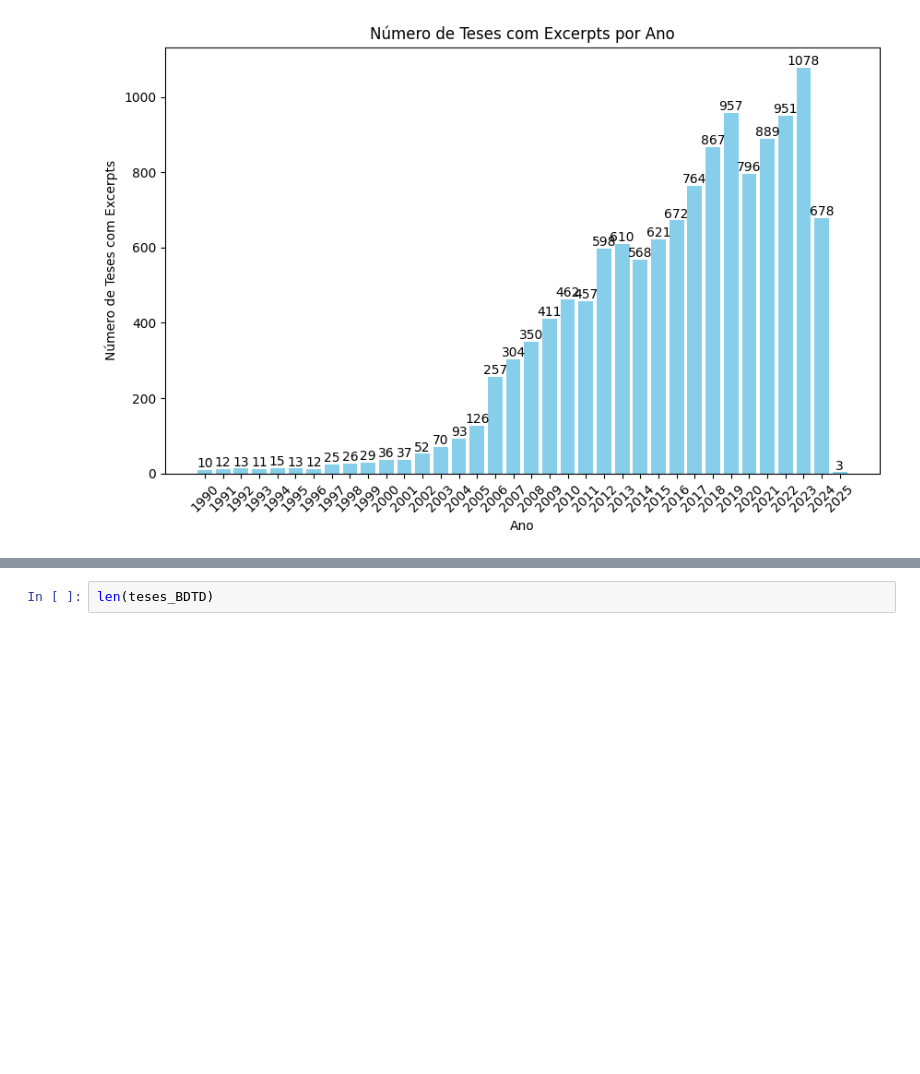
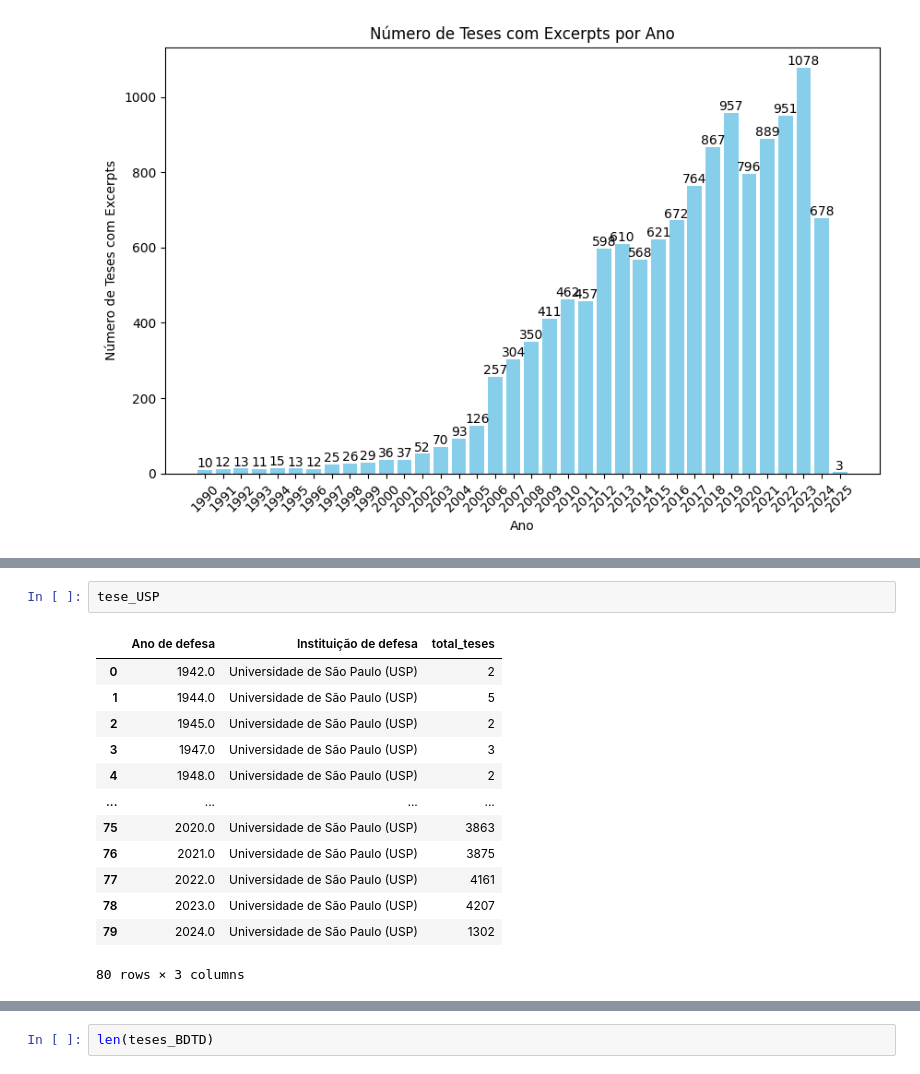
Before and after one commit to fabiocorreacordeiro/Indigenous-Slavery-KG, a Jupyter notebook: EDA.ipynb, the cells around one changed output, grey strips where cells are left out. Cells and saved outputs as stored; diff of their text form; blank space fills up the shorter version.

```diff
--- a/EDA.ipynb
+++ b/EDA.ipynb
@@ -204 +227,17 @@ teses_por_ano
+# %%
+tese_USP
+# %% [output]
+|  | Ano de defesa | Instituição de defesa | total_teses |
+| 0 | 1942.0 | Universidade de São Paulo (USP) | 2 |
+| 1 | 1944.0 | Universidade de São Paulo (USP) | 5 |
+| 2 | 1945.0 | Universidade de São Paulo (USP) | 2 |
+| 3 | 1947.0 | Universidade de São Paulo (USP) | 3 |
+| 4 | 1948.0 | Universidade de São Paulo (USP) | 2 |
+| ... | ... | ... | ... |
+| 75 | 2020.0 | Universidade de São Paulo (USP) | 3863 |
+| 76 | 2021.0 | Universidade de São Paulo (USP) | 3875 |
+| 77 | 2022.0 | Universidade de São Paulo (USP) | 4161 |
+| 78 | 2023.0 | Universidade de São Paulo (USP) | 4207 |
+| 79 | 2024.0 | Universidade de São Paulo (USP) | 1302 |
+80 rows × 3 columns
 # %%
```
Also changed, not shown: parts of 3 cells of this notebook, 16 other files.
